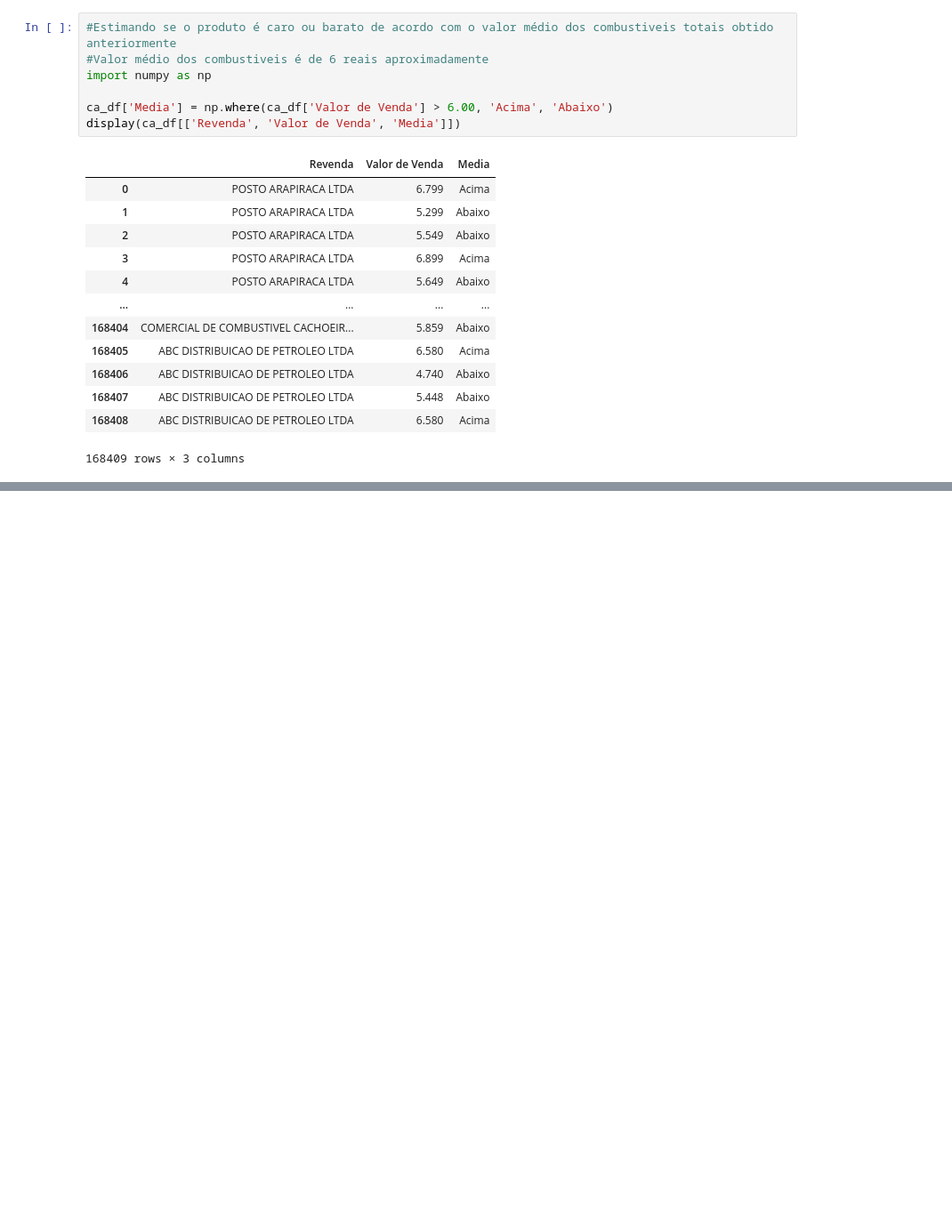
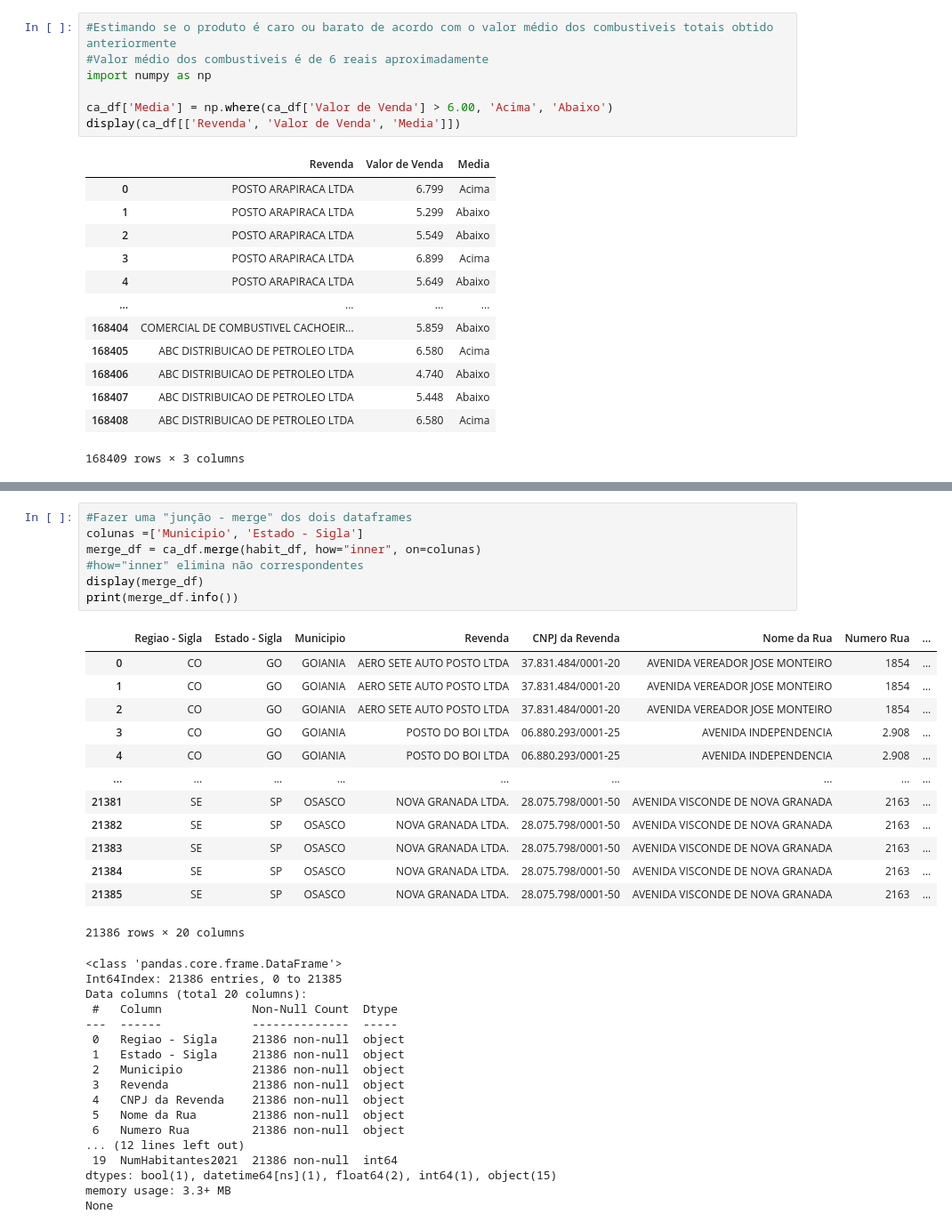
Before and after one commit to Fael3113/Primeiro-Exemplo-em-Pandas, a Jupyter notebook: Segundo exemplo.ipynb, the cells around one changed output, grey strips where cells are left out. Shown: that part at 89% size. Cells and saved outputs as stored; diff of their text form; blank space fills up the shorter version.

```diff
--- a/Segundo exemplo.ipynb
+++ b/Segundo exemplo.ipynb
@@ -98,3 +100,41 @@ display(habit_df)
 | 16 | SAO VICENTE | SP | 370839 |
 | 17 | SERRA NEGRA | SP | 29669 |
 | 18 | OSASCO | SP | 701428 |
+# %%
+#Fazer uma "junção - merge" dos dois dataframes
+colunas =['Municipio', 'Estado - Sigla']
+merge_df = ca_df.merge(habit_df, how="inner", on=colunas)
+#how="inner" elimina não correspondentes
+display(merge_df)
+print(merge_df.info())
+# %% [output]
+|  | Regiao - Sigla | Estado - Sigla | Municipio | Revenda | CNPJ da Revenda | Nome da Rua | Numero Rua | ... |
+| 0 | CO | GO | GOIANIA | AERO SETE AUTO POSTO LTDA | 37.831.484/0001-20 | AVENIDA VEREADOR JOSE MONTEIRO | 1854 | ... |
+| 1 | CO | GO | GOIANIA | AERO SETE AUTO POSTO LTDA | 37.831.484/0001-20 | AVENIDA VEREADOR JOSE MONTEIRO | 1854 | ... |
+| 2 | CO | GO | GOIANIA | AERO SETE AUTO POSTO LTDA | 37.831.484/0001-20 | AVENIDA VEREADOR JOSE MONTEIRO | 1854 | ... |
+| 3 | CO | GO | GOIANIA | POSTO DO BOI LTDA | 06.880.293/0001-25 | AVENIDA INDEPENDENCIA | 2.908 | ... |
+| 4 | CO | GO | GOIANIA | POSTO DO BOI LTDA | 06.880.293/0001-25 | AVENIDA INDEPENDENCIA | 2.908 | ... |
+| ... | ... | ... | ... | ... | ... | ... | ... | ... |
+| 21381 | SE | SP | OSASCO | NOVA GRANADA LTDA. | 28.075.798/0001-50 | AVENIDA VISCONDE DE NOVA GRANADA | 2163 | ... |
+| 21382 | SE | SP | OSASCO | NOVA GRANADA LTDA. | 28.075.798/0001-50 | AVENIDA VISCONDE DE NOVA GRANADA | 2163 | ... |
+| 21383 | SE | SP | OSASCO | NOVA GRANADA LTDA. | 28.075.798/0001-50 | AVENIDA VISCONDE DE NOVA GRANADA | 2163 | ... |
+| 21384 | SE | SP | OSASCO | NOVA GRANADA LTDA. | 28.075.798/0001-50 | AVENIDA VISCONDE DE NOVA GRANADA | 2163 | ... |
+| 21385 | SE | SP | OSASCO | NOVA GRANADA LTDA. | 28.075.798/0001-50 | AVENIDA VISCONDE DE NOVA GRANADA | 2163 | ... |
+21386 rows × 20 columns
+<class 'pandas.core.frame.DataFrame'>
+Int64Index: 21386 entries, 0 to 21385
+Data columns (total 20 columns):
+ #   Column             Non-Null Count  Dtype
+---  ------             --------------  -----
+ 0   Regiao - Sigla     21386 non-null  object
+ 1   Estado - Sigla     21386 non-null  object
+ 2   Municipio          21386 non-null  object
+ 3   Revenda            21386 non-null  object
+ 4   CNPJ da Revenda    21386 non-null  object
+ 5   Nome da Rua        21386 non-null  object
+ 6   Numero Rua         21386 non-null  object
+... (12 lines left out)
+ 19  NumHabitantes2021  21386 non-null  int64
+dtypes: bool(1), datetime64[ns](1), float64(2), int64(1), object(15)
+memory usage: 3.3+ MB
+None
```
Also changed, not shown: parts of 6 cells of this notebook.
